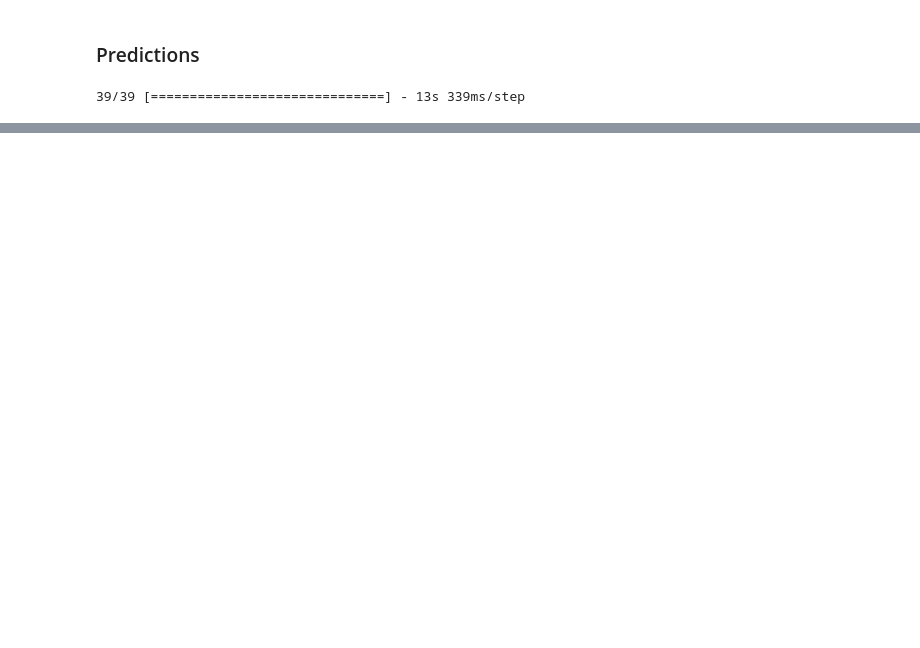
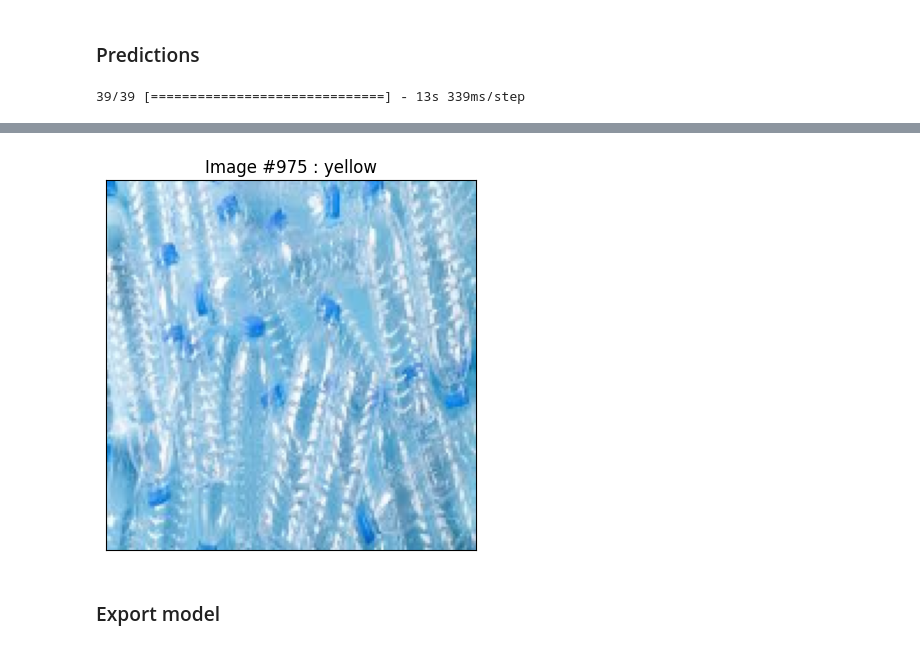
Before and after one commit to Tallaringues/final-project-recycling-helper, a Jupyter notebook: Notebooks/image_class_transfer_learning.ipynb, the cells around one changed output, grey strips where cells are left out. Drawn from its saved outputs; the diff is of its cells as text; code cells hidden in the pictures; blank space fills up the shorter version.

```diff
--- a/Notebooks/image_class_transfer_learning.ipynb
+++ b/Notebooks/image_class_transfer_learning.ipynb
@@ -450,0 +465,5 @@ display_random_image(classes, test_images_scaled, pred_labels7)
+# %%
+new_model = load_model('../Models/cnn_mobilnet.h5')
+# %%
+new_predictions = new_model.predict(test_images)
+np.testing.assert_allclose(predictions7, new_predictions, rtol=1e-6, atol=1e-6) # Raises an AssertionError if two objects are not equal up to desired tolerance
@@ -450,0 +472,2 @@ display_random_image(classes, test_images_scaled, pred_labels7)
+# %%
+pred_labels_new = np.argmax(new_predictions, axis = 1)
@@ -450,0 +477,6 @@ display_random_image(classes, test_images_scaled, pred_labels7)
+# %%
+display_random_image(classes, test_images_scaled, pred_labels_new)
+# %% [output]
+[figure, added]
+# %% [markdown]
+### Export model
```
Also changed, not shown: parts of 22 cells of this notebook.
